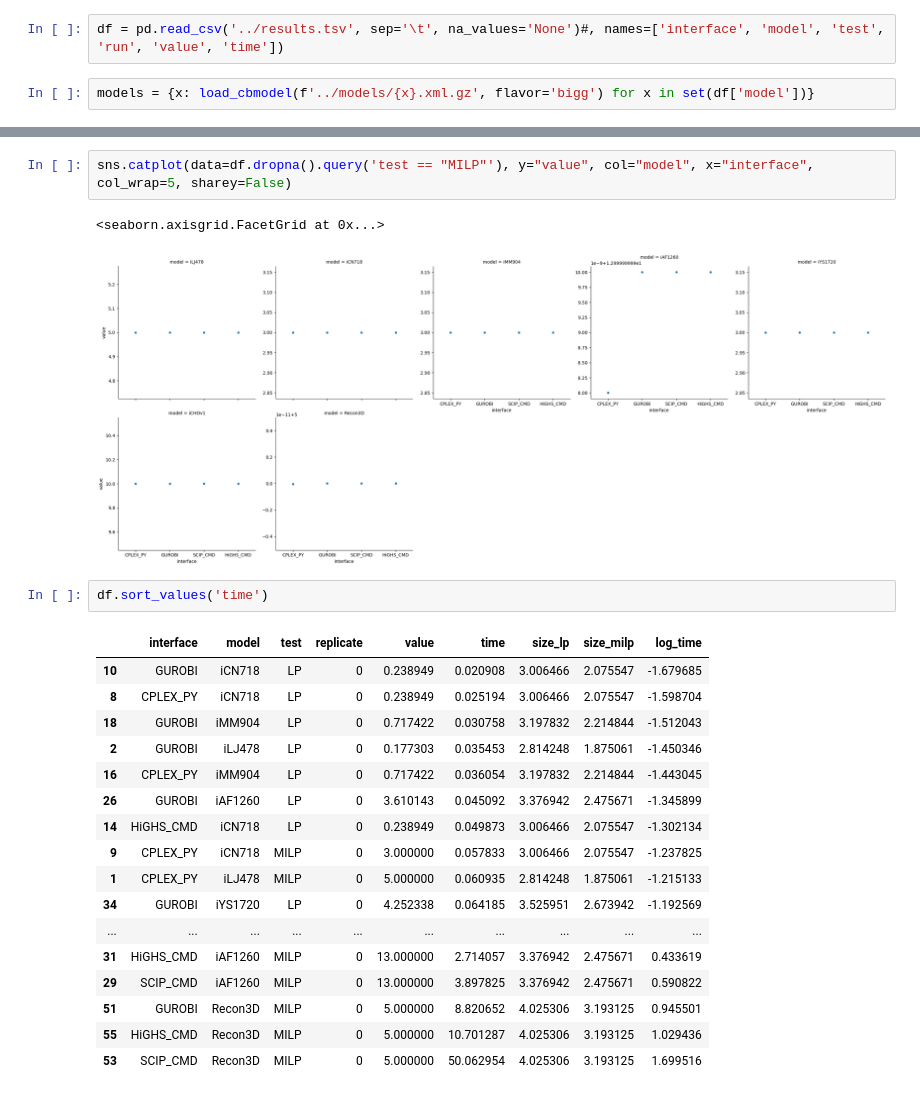
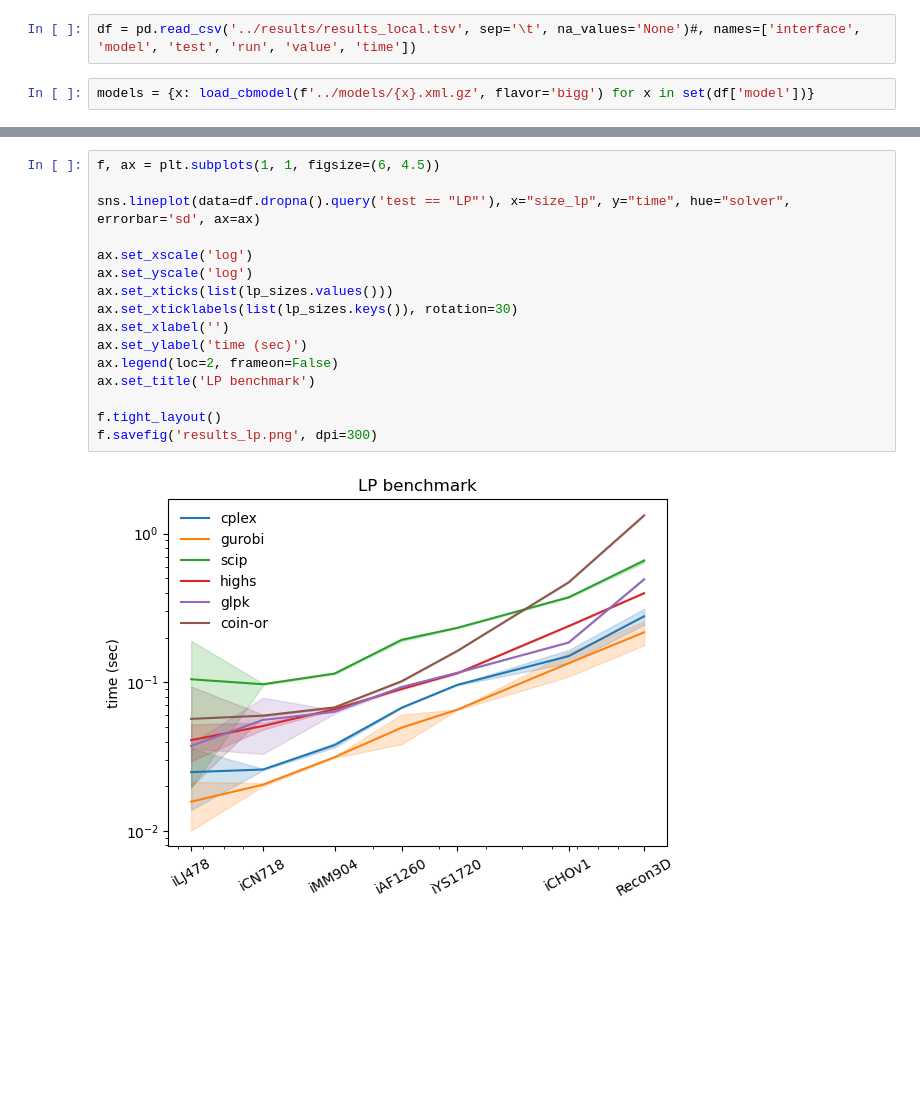
Before and after one commit to cdanielmachado/solver_benchmark, a Jupyter notebook: notebooks/analyse.ipynb, the cells around one changed output, grey strips where cells are left out. Cells and saved outputs as stored; diff of their text form; blank space fills up the shorter version.

```diff
--- a/notebooks/analyse.ipynb
+++ b/notebooks/analyse.ipynb
@@ -5,5 +6,5 @@ import numpy as np
 from reframed import load_cbmodel
 # %%
-df = pd.read_csv('../results.tsv', sep='\t', na_values='None')#, names=['interface', 'model', 'test', 'run', 'value', 'time'])
+df = pd.read_csv('../results/results_local.tsv', sep='\t', na_values='None')#, names=['interface', 'model', 'test', 'run', 'value', 'time'])
 # %%
 models = {x: load_cbmodel(f'../models/{x}.xml.gz', flavor='bigg') for x in set(df['model'])}
@@ -30,25 +60,18 @@ sns.relplot(data=df.dropna(), x="size_lp", y="log_time", col="interface", row="t
-# %%
-sns.catplot(data=df.dropna().query('test == "MILP"'), y="value", col="model", x="interface", col_wrap=5, sharey=False)
-# %% [output]
-<seaborn.axisgrid.FacetGrid at 0x...>
-[figure, removed]
-# %%
-df.sort_values('time')
-# %% [output]
-|  | interface | model | test | replicate | value | time | size_lp | size_milp | log_time |
-| 10 | GUROBI | iCN718 | LP | 0 | 0.238949 | 0.020908 | 3.006466 | 2.075547 | -1.679685 |
-| 8 | CPLEX_PY | iCN718 | LP | 0 | 0.238949 | 0.025194 | 3.006466 | 2.075547 | -1.598704 |
-| 18 | GUROBI | iMM904 | LP | 0 | 0.717422 | 0.030758 | 3.197832 | 2.214844 | -1.512043 |
-| 2 | GUROBI | iLJ478 | LP | 0 | 0.177303 | 0.035453 | 2.814248 | 1.875061 | -1.450346 |
-| 16 | CPLEX_PY | iMM904 | LP | 0 | 0.717422 | 0.036054 | 3.197832 | 2.214844 | -1.443045 |
-| 26 | GUROBI | iAF1260 | LP | 0 | 3.610143 | 0.045092 | 3.376942 | 2.475671 | -1.345899 |
-| 14 | HiGHS_CMD | iCN718 | LP | 0 | 0.238949 | 0.049873 | 3.006466 | 2.075547 | -1.302134 |
-| 9 | CPLEX_PY | iCN718 | MILP | 0 | 3.000000 | 0.057833 | 3.006466 | 2.075547 | -1.237825 |
-| 1 | CPLEX_PY | iLJ478 | MILP | 0 | 5.000000 | 0.060935 | 2.814248 | 1.875061 | -1.215133 |
-| 34 | GUROBI | iYS1720 | LP | 0 | 4.252338 | 0.064185 | 3.525951 | 2.673942 | -1.192569 |
-| ... | ... | ... | ... | ... | ... | ... | ... | ... | ... |
-| 31 | HiGHS_CMD | iAF1260 | MILP | 0 | 13.000000 | 2.714057 | 3.376942 | 2.475671 | 0.433619 |
-| 29 | SCIP_CMD | iAF1260 | MILP | 0 | 13.000000 | 3.897825 | 3.376942 | 2.475671 | 0.590822 |
-| 51 | GUROBI | Recon3D | MILP | 0 | 5.000000 | 8.820652 | 4.025306 | 3.193125 | 0.945501 |
-| 55 | HiGHS_CMD | Recon3D | MILP | 0 | 5.000000 | 10.701287 | 4.025306 | 3.193125 | 1.029436 |
-| 53 | SCIP_CMD | Recon3D | MILP | 0 | 5.000000 | 50.062954 | 4.025306 | 3.193125 | 1.699516 |
+# %%
+f, ax = plt.subplots(1, 1, figsize=(6, 4.5))
+
+sns.lineplot(data=df.dropna().query('test == "LP"'), x="size_lp", y="time", hue="solver", errorbar='sd', ax=ax)
+
+ax.set_xscale('log')
+ax.set_yscale('log')
+ax.set_xticks(list(lp_sizes.values()))
+ax.set_xticklabels(list(lp_sizes.keys()), rotation=30)
+ax.set_xlabel('')
+ax.set_ylabel('time (sec)')
+ax.legend(loc=2, frameon=False)
+ax.set_title('LP benchmark')
+
+f.tight_layout()
+f.savefig('results_lp.png', dpi=300)
+# %% [output]
+[figure, added]
```
Also changed, not shown: parts of 8 cells of this notebook, 8 other files.
